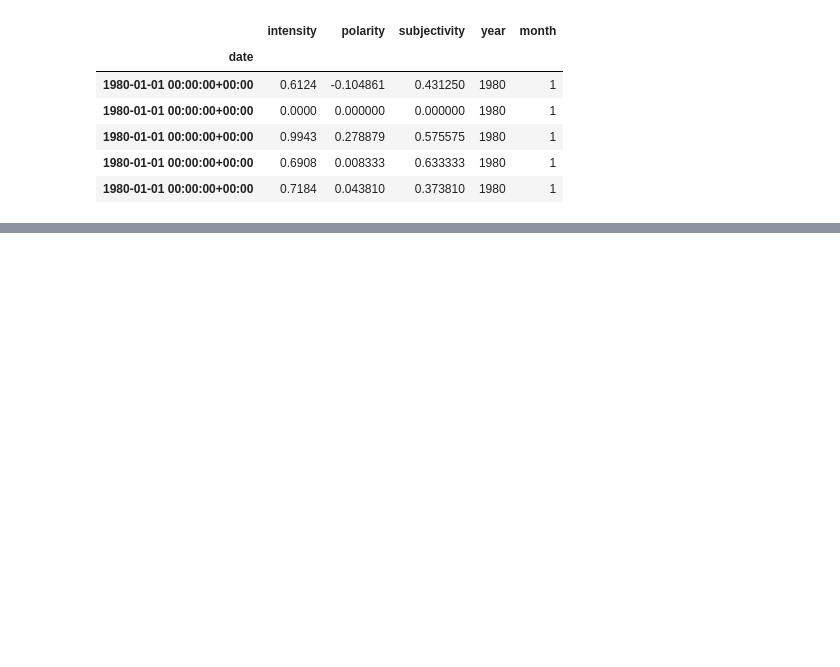
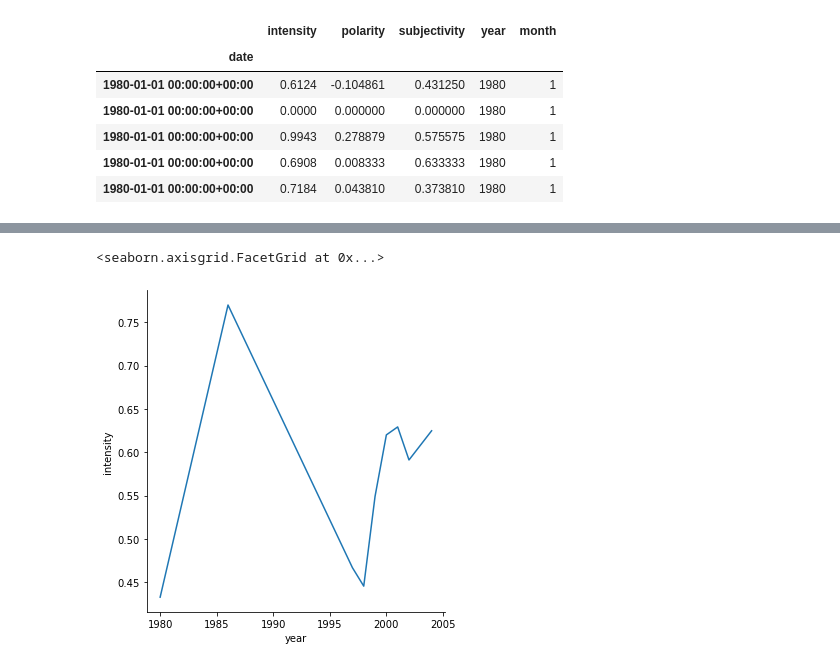
Before and after one commit to Enron-Discussion-NLP/Capstone, a Jupyter notebook: 00_Stephanie/steph-notebook_post-mvp.ipynb, the cells around one changed output, grey strips where cells are left out. Cells and saved outputs as stored; diff of their text form; code cells hidden in the pictures; blank space fills up the shorter version.

```diff
--- a/00_Stephanie/steph-notebook_post-mvp.ipynb
+++ b/00_Stephanie/steph-notebook_post-mvp.ipynb
@@ -43,4 +45,0 @@ df.head()
-# %%
-df.drop(columns = ['Unnamed: 0'], inplace = True)
-
-df.head(2)
@@ -64,4 +59,4 @@ df.shape
 # %% [output]
 (517401, 14)
 # %%
-df.drop(columns = ['clean', 'tokenize', 'stop_words']).head()
+df.fillna('', inplace = True)
@@ -241,0 +188,4 @@ AttributeError: 'Series' object has no attribute 'ts'
+# %%
+df['year'] = ts.year.reset_index()['year']
+
+df.head()
@@ -241,0 +232,5 @@ AttributeError: 'Series' object has no attribute 'ts'
+# %%
+avgs = df.groupby('year').mean()
+# avgs = avgs[(avgs.index < 2003) & (avgs.index > 1998)]
+avgs = avgs[avgs.index < 2005]
+avgs
@@ -241,0 +335,5 @@ AttributeError: 'Series' object has no attribute 'ts'
+# %%
+sns.relplot(x="year", y="intensity", data=avgs.reset_index(), kind = 'line')
+# %% [output]
+<seaborn.axisgrid.FacetGrid at 0x...>
+[figure, added]
```
Also changed, not shown: parts of 63 cells of this notebook, 1 other file.
